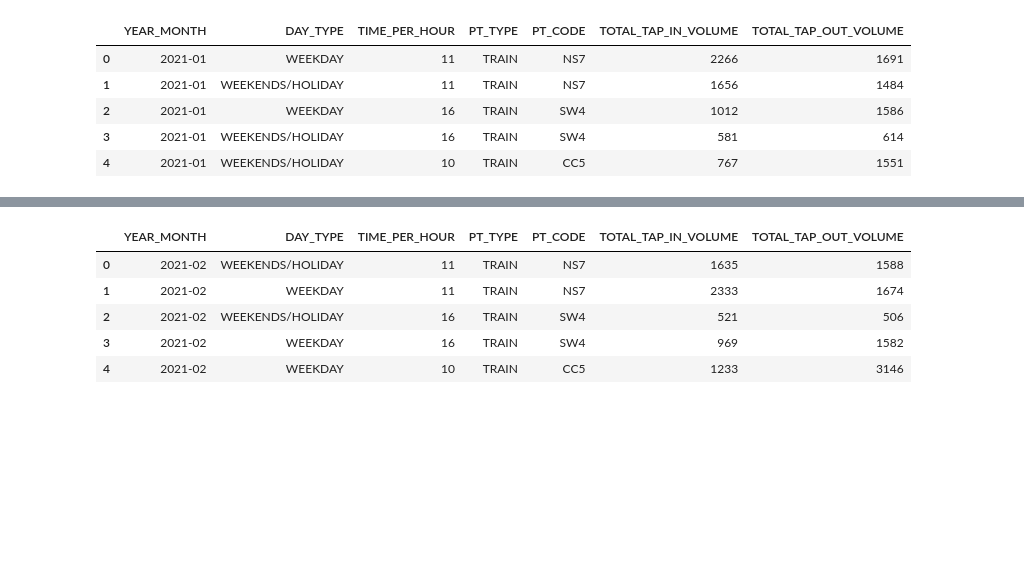
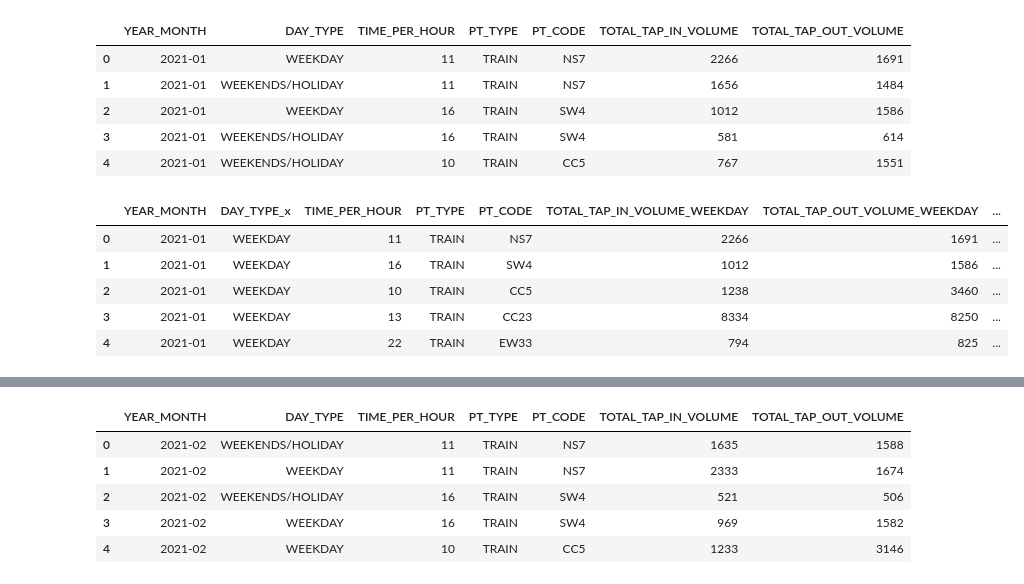
Before and after one commit to bleow/CZ1115PROJ-DataScience_Python, a Jupyter notebook: RAW_datasets/Dynamic_data_MRT_Bus_hourly_traffic/Transport Node.ipynb, the cells around one changed output, grey strips where cells are left out. Saved outputs shown, nothing was run; the diff lists cells and outputs as text; code cells hidden in the pictures; blank space fills up the shorter version.

```diff
--- a/RAW_datasets/Dynamic_data_MRT_Bus_hourly_traffic/Transport Node.ipynb
+++ b/RAW_datasets/Dynamic_data_MRT_Bus_hourly_traffic/Transport Node.ipynb
@@ -96,0 +140,16 @@ MRTData202101['TOTAL_TAP_IN_TAP_OUT_VOLUME'] = MRTData202101['TOTAL_TAP_IN_VOLUM
+# %%
+MRTData202101['TOTAL_TAP_IN_TAP_OUT_VOLUME'] = MRTData202101['TOTAL_TAP_IN_VOLUME'] + MRTData202101['TOTAL_TAP_OUT_VOLUME']
+MRTData202101Weekday = pd.DataFrame(MRTData202101[MRTData202101['DAY_TYPE'] == 'WEEKDAY'])
+MRTData202101WeekendPH = pd.DataFrame(MRTData202101[MRTData202101['DAY_TYPE'] == 'WEEKENDS/HOLIDAY'])
+MRTData202101Weekday = MRTData202101Weekday.rename(columns = {'TOTAL_TAP_IN_VOLUME': 'TOTAL_TAP_IN_VOLUME_WEEKDAY', 'TOTAL_TAP_OUT_VOLUME': 'TOTAL_TAP_OUT_VOLUME_WEEKDAY', 'TOTAL_TAP_IN_TAP_OUT_VOLUME': 'TOTAL_TAP_IN_TAP_OUT_VOLUME_WEEKDAY'}, inplace = False)
+MRTData202101WeekendPH = MRTData202101WeekendPH.rename(columns = {'TOTAL_TAP_IN_VOLUME': 'TOTAL_TAP_IN_VOLUME_WEEKEND', 'TOTAL_TAP_OUT_VOLUME': 'TOTAL_TAP_OUT_VOLUME_WEEKEND', 'TOTAL_TAP_IN_TAP_OUT_VOLUME': 'TOTAL_TAP_IN_TAP_OUT_VOLUME_WEEKEND'}, inplace = False)
+MRTData202101WeekendPH = MRTData202101WeekendPH[['DAY_TYPE', 'TIME_PER_HOUR', 'PT_CODE', 'TOTAL_TAP_IN_VOLUME_WEEKEND', 'TOTAL_TAP_OUT_VOLUME_WEEKEND', 'TOTAL_TAP_IN_TAP_OUT_VOLUME_WEEKEND']]
+MRTData202101Merge = pd.merge(MRTData202101Weekday, MRTData202101WeekendPH, on=['PT_CODE', 'TIME_PER_HOUR'])
+MRTData202101Merge.head()
+# %% [output]
+|  | YEAR_MONTH | DAY_TYPE_x | TIME_PER_HOUR | PT_TYPE | PT_CODE | TOTAL_TAP_IN_VOLUME_WEEKDAY | TOTAL_TAP_OUT_VOLUME_WEEKDAY | ... |
+| 0 | 2021-01 | WEEKDAY | 11 | TRAIN | NS7 | 2266 | 1691 | ... |
+| 1 | 2021-01 | WEEKDAY | 16 | TRAIN | SW4 | 1012 | 1586 | ... |
+| 2 | 2021-01 | WEEKDAY | 10 | TRAIN | CC5 | 1238 | 3460 | ... |
+| 3 | 2021-01 | WEEKDAY | 13 | TRAIN | CC23 | 8334 | 8250 | ... |
+| 4 | 2021-01 | WEEKDAY | 22 | TRAIN | EW33 | 794 | 825 | ... |
```
Also changed, not shown: parts of 28 cells of this notebook, 4 other files.
